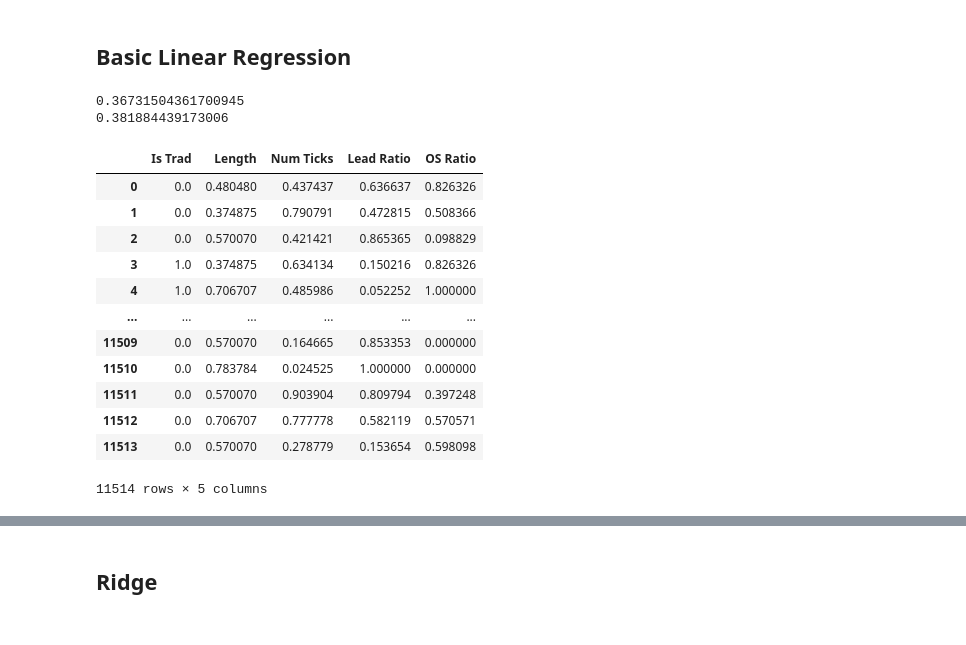
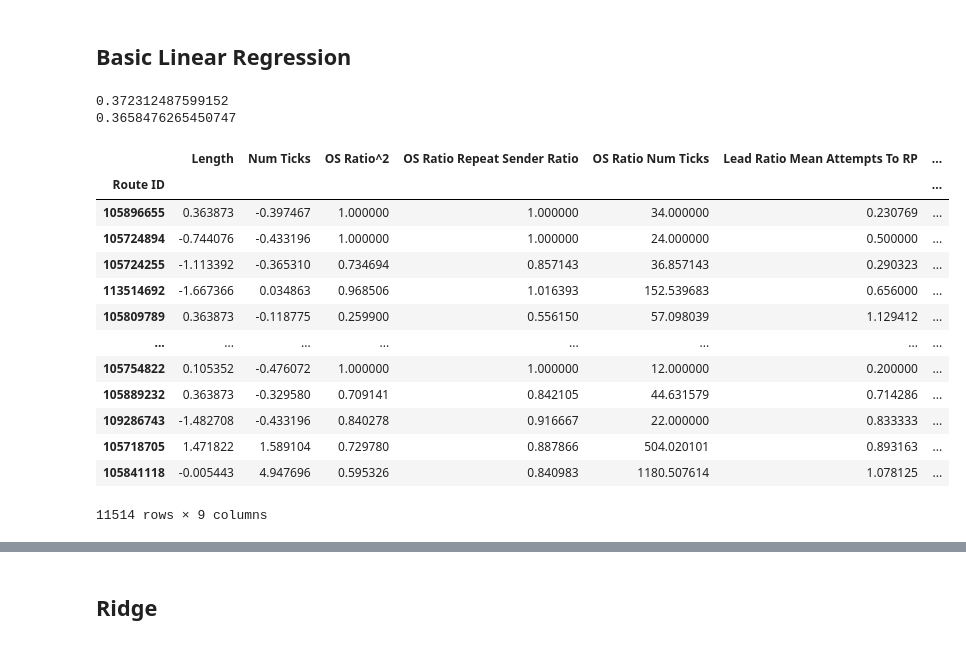
Before and after one commit to Brayden-L/Climbing-Analyses, a Jupyter notebook: Linear_Regression_Route_Quality/Complex_Linear_Regression_Route_Quality.ipynb, the cells around one changed output, grey strips where cells are left out. Drawn from its saved outputs; the diff is of its cells as text; code cells hidden in the pictures.

Commit message:
More work on complex linear regression route analysis

```diff
--- a/Linear_Regression_Route_Quality/Complex_Linear_Regression_Route_Quality.ipynb
+++ b/Linear_Regression_Route_Quality/Complex_Linear_Regression_Route_Quality.ipynb
@@ -411,3 +414,5 @@ df.drop(['Location', 'Base Location', 'Num Tickers', 'Pitches', 'Is SP', 'Route'
+# %%
+poly_imp = PolynomialFeatures(degree=2, interaction_only=False, include_bias=False)
 # %% [markdown]
 ## Scale
 # %%
@@ -418,14 +423,22 @@ quant_scaler = QuantileTransformer()
 power_scaler = PowerTransformer()
 
 scaler_list = (std_scaler, normalize_scaler, robust_scaler, quant_scaler, power_scaler)
-scaler_sel = make_column_transformer((quant_scaler, preproc_feature_list), remainder='passthrough', verbose_feature_names_out=False)
+
+scaler_sel_std = make_column_transformer((std_scaler, preproc_feature_list), remainder='passthrough', verbose_feature_names_out=False)
+scaler_sel_norm = make_column_transformer((normalize_scaler, preproc_feature_list), remainder='passthrough', verbose_feature_names_out=False)
+scaler_sel_robust = make_column_transformer((robust_scaler, preproc_feature_list), remainder='passthrough', verbose_feature_names_out=False)
+scaler_sel_quant = make_column_transformer((quant_scaler, preproc_feature_list), remainder='passthrough', verbose_feature_names_out=False)
+scaler_sel_power = make_column_transformer((power_scaler, preproc_feature_list), remainder='passthrough', verbose_feature_names_out=False)
+
+scaler_sel_list = [scaler_sel_std, scaler_sel_norm, scaler_sel_robust, scaler_sel_quant, scaler_sel_power]
 # %% [markdown]
 ## Preproc Pipeline
 # %%
 # Define preproc pipeline
 preproc_pipe = Pipeline([
     ("imputer", feat_impute_method),
-    ("scaler", scaler_sel)
+    ("poly", poly_imp),
+    ("scaler", scaler_sel_std)
 ])
 # %% [markdown]
 # Pipeline Setup
@@ -443,29 +456,30 @@ basic_linreg_pipe = Pipeline([('preproc', preproc_pipe), ('model', basic_linreg)
 print(np.mean(np.sqrt(-cross_val_score(basic_linreg_pipe, X_train, y_train, cv=5, scoring='neg_mean_squared_error'))))
 print(np.mean(cross_val_score(basic_linreg_pipe, X_train, y_train, cv=5)))
 # %% [output]
-0.36731504361700945
-0.381884439173006
+0.372312487599152
+0.3658476265450747
 # %%
 # SequentialFeatureSelector isn't set up to work with pipelines nicely, so we have to do it semi-manually.
 X_train_forward_subselect = preproc_pipe.fit_transform(X_train)
 sfs = SequentialFeatureSelector(basic_linreg, n_features_to_select='auto', tol=0.001, cv=5, scoring='neg_mean_squared_error')
 sfs.fit(X_train_forward_subselect, y_train)
-sfs.get_support
+sfs_support = sfs.get_support()
 sfs.transform(X_train_forward_subselect)
 # %% [output]
-|  | Is Trad | Length | Num Ticks | Lead Ratio | OS Ratio |
-| 0 | 0.0 | 0.480480 | 0.437437 | 0.636637 | 0.826326 |
-| 1 | 0.0 | 0.374875 | 0.790791 | 0.472815 | 0.508366 |
-| 2 | 0.0 | 0.570070 | 0.421421 | 0.865365 | 0.098829 |
-| 3 | 1.0 | 0.374875 | 0.634134 | 0.150216 | 0.826326 |
-| 4 | 1.0 | 0.706707 | 0.485986 | 0.052252 | 1.000000 |
-| ... | ... | ... | ... | ... | ... |
-| 11509 | 0.0 | 0.570070 | 0.164665 | 0.853353 | 0.000000 |
-| 11510 | 0.0 | 0.783784 | 0.024525 | 1.000000 | 0.000000 |
-| 11511 | 0.0 | 0.570070 | 0.903904 | 0.809794 | 0.397248 |
-| 11512 | 0.0 | 0.706707 | 0.777778 | 0.582119 | 0.570571 |
-| 11513 | 0.0 | 0.570070 | 0.278779 | 0.153654 | 0.598098 |
+|  | Length | Num Ticks | OS Ratio^2 | OS Ratio Repeat Sender Ratio | OS Ratio Num Ticks | Lead Ratio Mean Attempts To RP | ... |
+| Route ID |  |  |  |  |  |  | ... |
+| 105896655 | 0.363873 | -0.397467 | 1.000000 | 1.000000 | 34.000000 | 0.230769 | ... |
+| 105724894 | -0.744076 | -0.433196 | 1.000000 | 1.000000 | 24.000000 | 0.500000 | ... |
+| 105724255 | -1.113392 | -0.365310 | 0.734694 | 0.857143 | 36.857143 | 0.290323 | ... |
+| 113514692 | -1.667366 | 0.034863 | 0.968506 | 1.016393 | 152.539683 | 0.656000 | ... |
+| 105809789 | 0.363873 | -0.118775 | 0.259900 | 0.556150 | 57.098039 | 1.129412 | ... |
+| ... | ... | ... | ... | ... | ... | ... | ... |
+| 105754822 | 0.105352 | -0.476072 | 1.000000 | 1.000000 | 12.000000 | 0.200000 | ... |
+| 105889232 | 0.363873 | -0.329580 | 0.709141 | 0.842105 | 44.631579 | 0.714286 | ... |
+| 109286743 | -1.482708 | -0.433196 | 0.840278 | 0.916667 | 22.000000 | 0.833333 | ... |
+| 105718705 | 1.471822 | 1.589104 | 0.729780 | 0.887866 | 504.020101 | 0.893163 | ... |
+| 105841118 | -0.005443 | 4.947696 | 0.595326 | 0.840983 | 1180.507614 | 1.078125 | ... |
-11514 rows × 5 columns
+11514 rows × 9 columns
 # %%
 X_train_mi = preproc_pipe.fit_transform(X_train)
 
```
Also changed, not shown: parts of 16 cells of this notebook.
